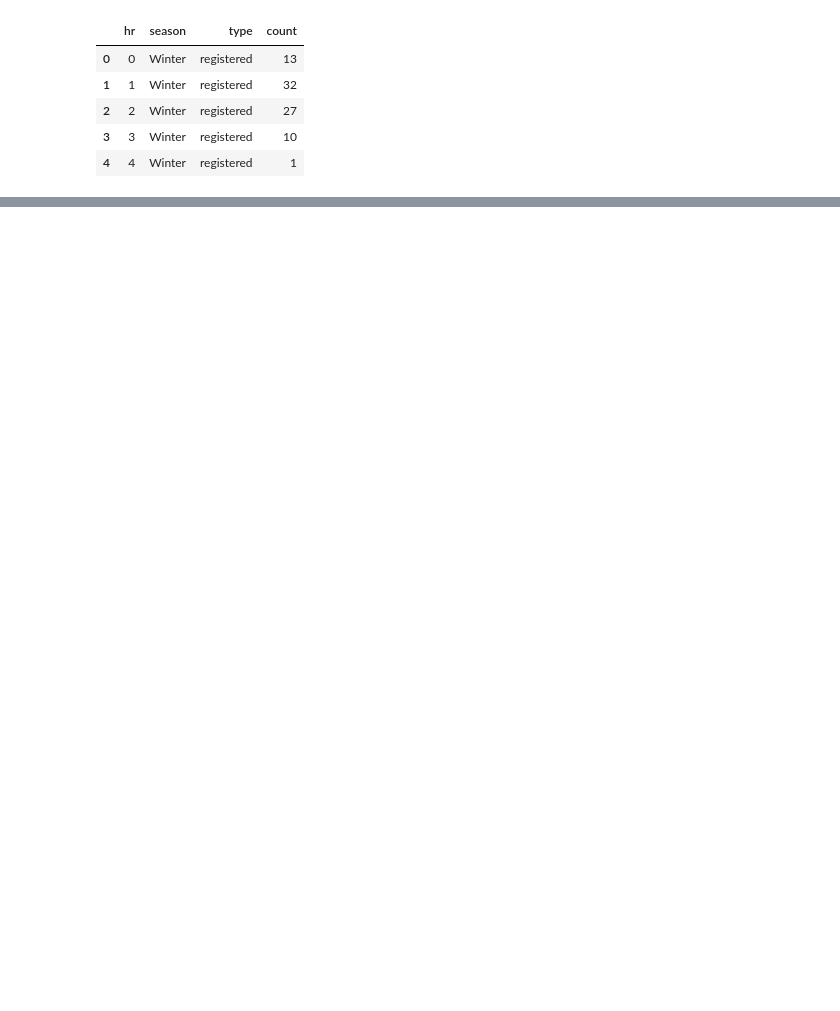
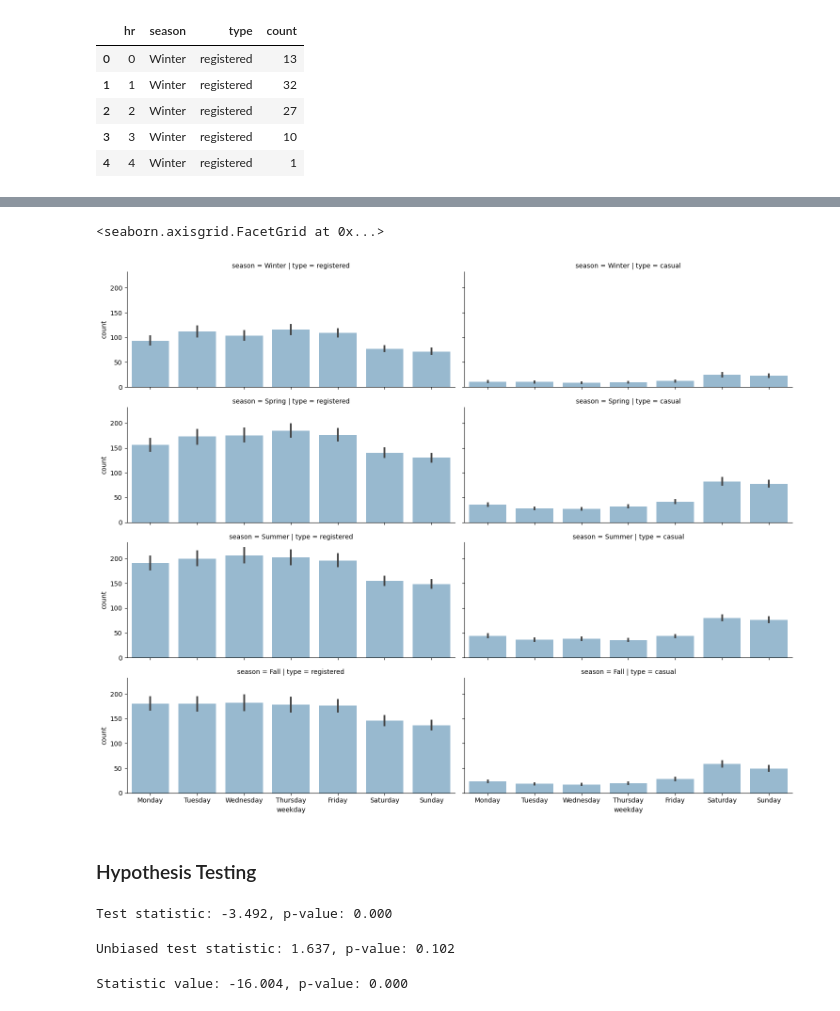
Before and after one commit to MuZidane/Bike-Sharing-Extensive-DA, a Jupyter notebook: home.ipynb, the cells around one changed output, grey strips where cells are left out. Cells and saved outputs as stored; diff of their text form; code cells hidden in the pictures; blank space fills up the shorter version.

Commit message:
hyp testing

```diff
--- a/home.ipynb
+++ b/home.ipynb
@@ -214,0 +205,13 @@ grid.map(sns.barplot, 'hr', 'count', alpha=0.6)
+# %%
+plot_data = preprocessed_data[['weekday', 'season', 'registered', 'casual']]
+plot_data = plot_data.melt(id_vars=['weekday', 'season'], var_name='type', value_name='count')
+
+grid = sns.FacetGrid(plot_data, row='season', col='type', aspect=2.5,
+                     row_order=['Winter', 'Spring', 'Summer', 'Fall'])
+grid.map(sns.barplot, 'weekday', 'count', alpha=0.5,
+         order=['Monday', 'Tuesday', 'Wednesday', 'Thursday', 'Friday', 'Saturday', 'Sunday'])
+# %% [output]
+<seaborn.axisgrid.FacetGrid at 0x...>
+[figure, added]
+# %% [markdown]
+### Hypothesis Testing
@@ -214,0 +224,16 @@ grid.map(sns.barplot, 'hr', 'count', alpha=0.6)
+# %%
+# perform t-test and compute p-value
+from scipy.stats import ttest_1samp
+test_result = ttest_1samp(sample['registered'], population_mean)
+print(f"Test statistic: {test_result[0]:.03f}, p-value: {test_result[1]:.03f}")
+# %% [output]
+Test statistic: -3.492, p-value: 0.000
+# %%
+# get sample as 5% of the full data
+import random
+random.seed(50)
+sample_unbiased = preprocessed_data.registered.sample(frac=0.05)
+test_result_unbiased = ttest_1samp(sample_unbiased, population_mean)
+print(f"Unbiased test statistic: {test_result_unbiased[0]:.03f}, p-value: {test_result_unbiased[1]:.03f}")
+# %% [output]
+Unbiased test statistic: 1.637, p-value: 0.102
@@ -214,0 +249,7 @@ grid.map(sns.barplot, 'hr', 'count', alpha=0.6)
+# %%
+# perform ttest
+from scipy.stats import ttest_ind
+test_res = ttest_ind(weekend_data, workingdays_data)
+print(f"Statistic value: {test_res[0]:.03f}, p-value: {test_res[1]:.03f}")
+# %% [output]
+Statistic value: -16.004, p-value: 0.000
```
Also changed, not shown: parts of 9 cells of this notebook, 1 other file.
